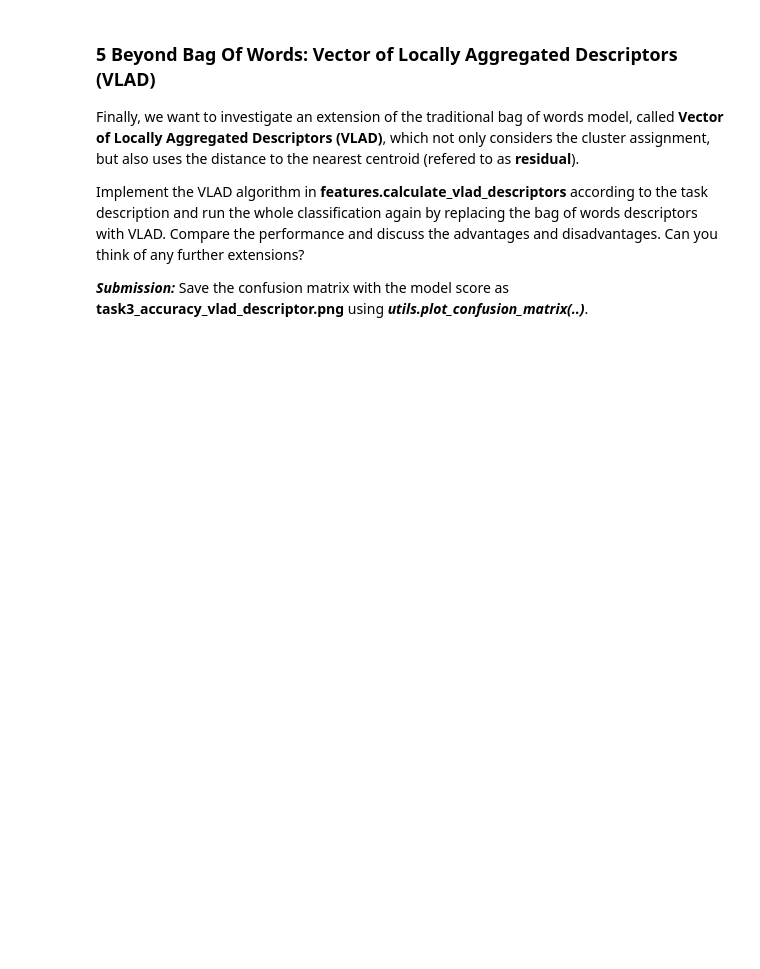
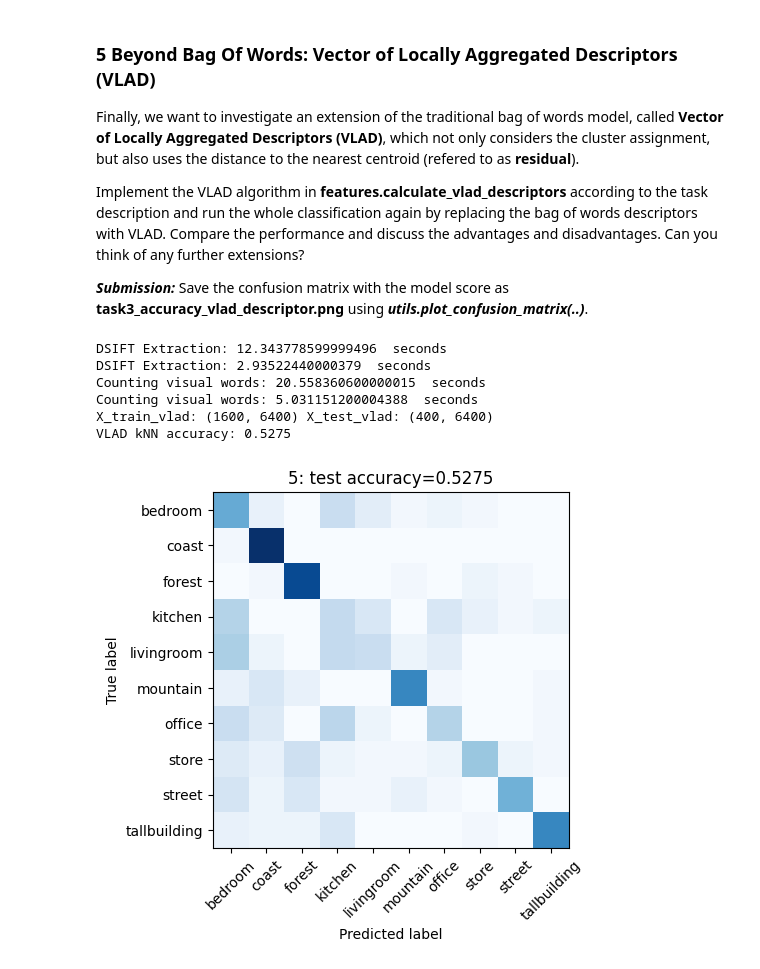
Before and after one commit to adler-mo/CV_Assignment2_Group5, a Jupyter notebook: TASK3/Task3.ipynb, the cells around one changed output. Saved outputs shown, nothing was run; the diff lists cells and outputs as text; code cells hidden in the pictures; blank space fills up the shorter version.

```diff
--- a/TASK3/Task3.ipynb
+++ b/TASK3/Task3.ipynb
@@ -91,0 +250,47 @@ Implement the VLAD algorithm in **features.calculate_vlad_descriptors** accordin
+# %%
+#student code start
+
+# 1) Dense SIFT
+train_desc_dense = features.extract_dsift(train_images, stepsize=2)
+test_desc_dense  = features.extract_dsift(test_images,  stepsize=2)
+
+# 2) VLAD descriptors
+train_vlad_list = features.calculate_vlad_descriptors(train_desc_dense, vocab_centers)
+test_vlad_list  = features.calculate_vlad_descriptors(test_desc_dense,  vocab_centers)
+
+X_train_vlad = np.vstack(train_vlad_list).astype(np.float32)  # (num_train, Nc*128)
+X_test_vlad  = np.vstack(test_vlad_list).astype(np.float32)   # (num_test,  Nc*128)
+
+y_train = np.array(train_labels, dtype=np.int32)
+y_test  = np.array(test_labels, dtype=np.int32)
+
+print("X_train_vlad:", X_train_vlad.shape, "X_test_vlad:", X_test_vlad.shape)
+
+# 3) kNN (k=3)
+knn_vlad = KNeighborsClassifier(n_neighbors=3)
+knn_vlad.fit(X_train_vlad, y_train)
+
+# 4) Predict + score
+y_pred_vlad = knn_vlad.predict(X_test_vlad)
+acc_vlad = knn_vlad.score(X_test_vlad, y_test)
+print("VLAD kNN accuracy:", acc_vlad)
+
+# 5) Confusion matrix and save
+utils.plot_confusion_matrix(
+    gt_labels=y_test,
+    predicted=y_pred_vlad,
+    accuracy=acc_vlad,
+    class_names=class_names,
+    group_no=5,
+    name="task3_accuracy_vlad_descriptor.png"
+)
+
+#student code end
+# %% [output]
+DSIFT Extraction: 12.343778599999496  seconds
+DSIFT Extraction: 2.93522440000379  seconds
+Counting visual words: 20.558360600000015  seconds
+Counting visual words: 5.031151200004388  seconds
+X_train_vlad: (1600, 6400) X_test_vlad: (400, 6400)
+VLAD kNN accuracy: 0.5275
+[figure, added]
```
Also changed, not shown: parts of 15 cells of this notebook, 9 other files.
